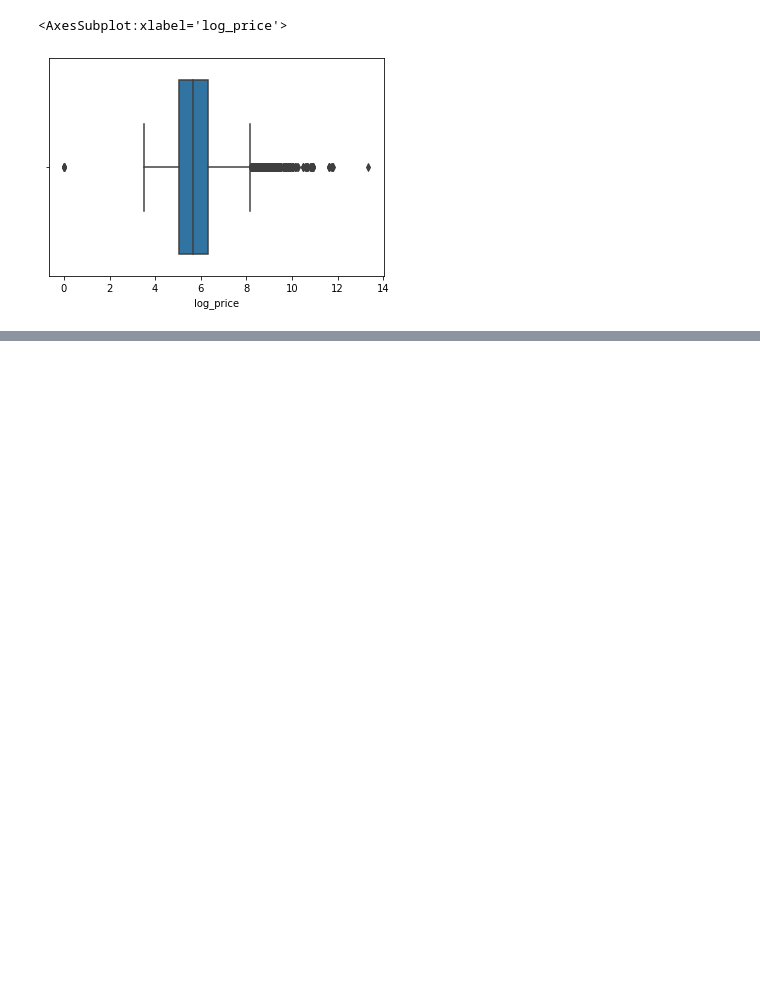
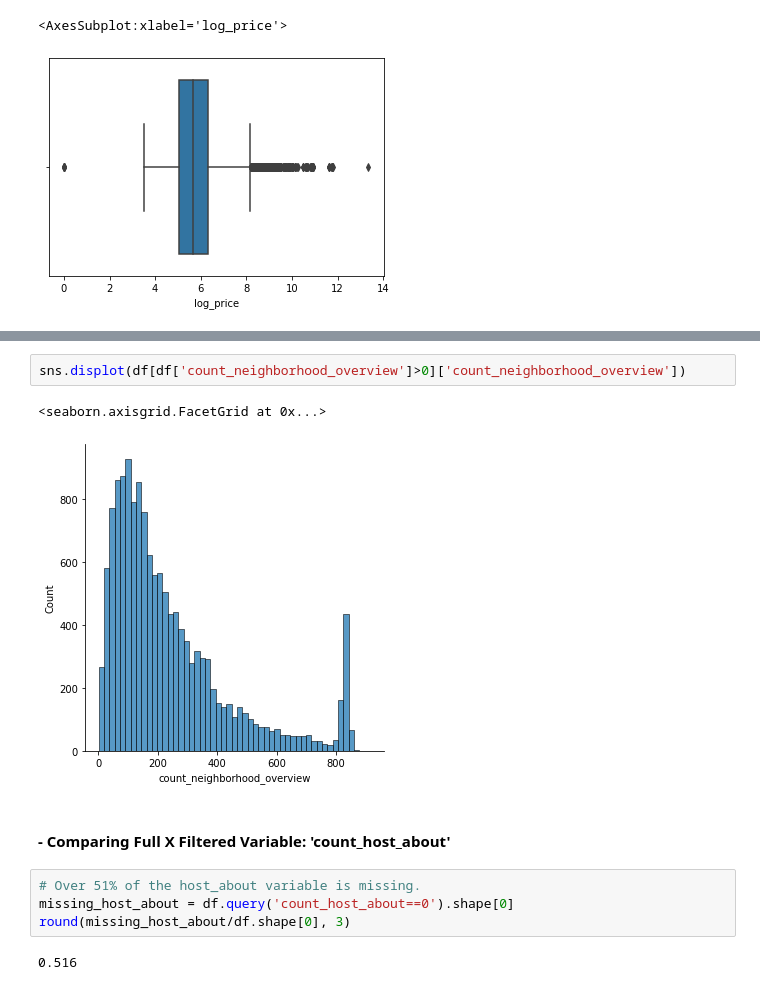
Before and after one commit to bluegardier/airbnb_prediction, a Jupyter notebook: notebooks/data_exploration_airbnb.ipynb, the cells around one changed output, grey strips where cells are left out. Saved outputs shown, nothing was run; the diff lists cells and outputs as text; blank space fills up the shorter version.

```diff
--- a/notebooks/data_exploration_airbnb.ipynb
+++ b/notebooks/data_exploration_airbnb.ipynb
@@ -159,0 +211,13 @@ df['days_since_host'] = (pd.to_datetime('today')-pd.to_datetime(df['host_since']
+# %%
+sns.displot(df[df['count_neighborhood_overview']>0]['count_neighborhood_overview'])
+# %% [output]
+<seaborn.axisgrid.FacetGrid at 0x...>
+[figure, added]
+# %% [markdown]
+#### - Comparing Full X Filtered Variable: 'count_host_about'
+# %%
+# Over 51% of the host_about variable is missing.
+missing_host_about = df.query('count_host_about==0').shape[0]
+round(missing_host_about/df.shape[0], 3)
+# %% [output]
+0.516
```
Also changed, not shown: parts of 36 cells of this notebook.
